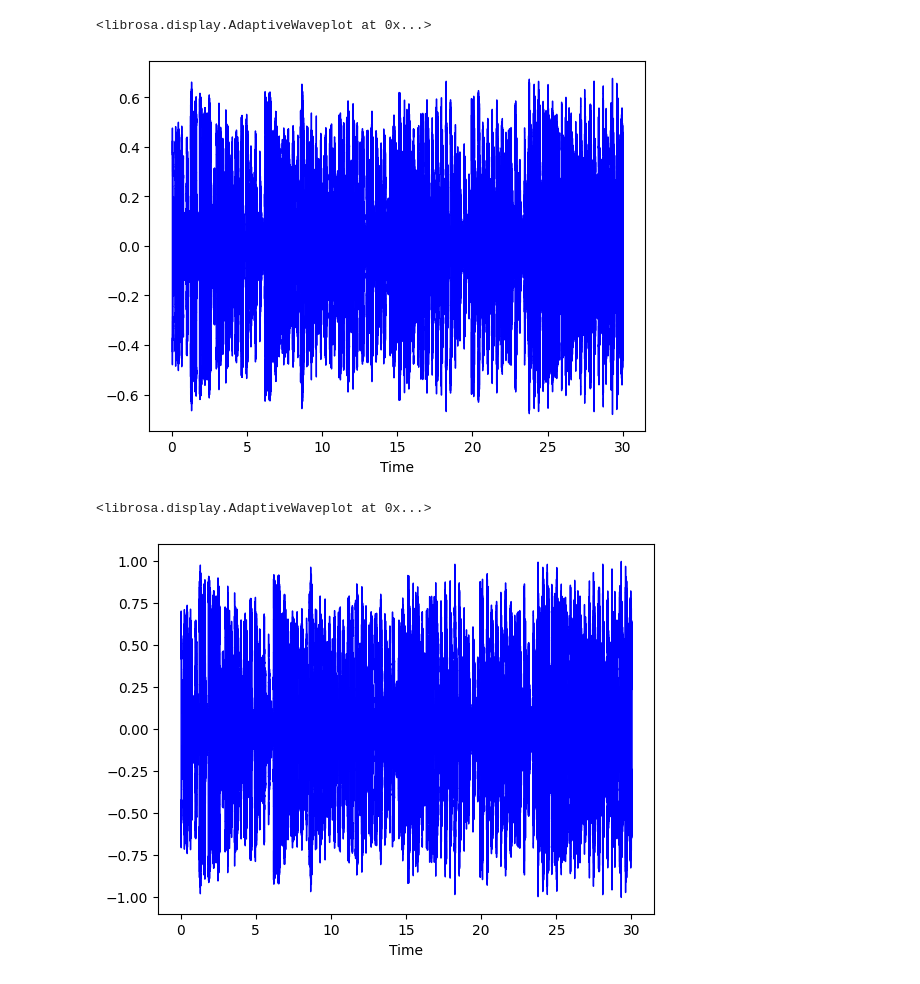
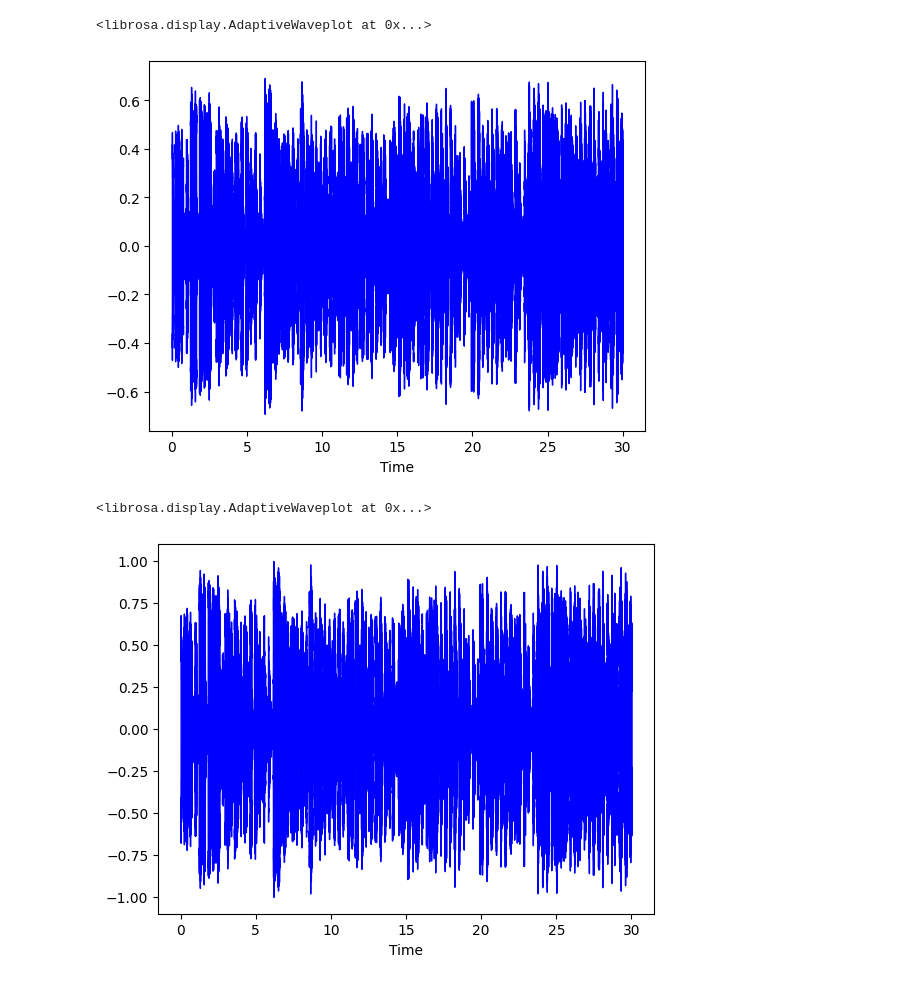
Before and after one commit to VAMPIREONETWO/Music-Genre-Classification, a Jupyter notebook: preprocess.ipynb, the cells around one changed output. Drawn from its saved outputs; the diff is of its cells as text; code cells hidden in the pictures.

```diff
--- a/preprocess.ipynb
+++ b/preprocess.ipynb
@@ -4,15 +4,16 @@ from librosa import display
 import matplotlib.pyplot as plt
 import numpy as np
 # %%
-x, sr = librosa.load("Data/genres_original/jazz/jazz.00053.wav", mono=True)
+sr =16*1000
+x, sr = librosa.load("Data/genres_original/jazz/jazz.00053.wav", sr=sr, mono=True)
 librosa.display.waveshow(x,sr=sr, color="blue")
 # %% [output]
 <librosa.display.AdaptiveWaveplot at 0x...>
-[figure, old version]
+[figure, new version]
 # %%
 x = librosa.util.normalize(x)
 librosa.display.waveshow(x,sr=sr, color="blue")
 # %% [output]
 <librosa.display.AdaptiveWaveplot at 0x...>
-[figure, old version]
+[figure, new version]
 # %%
```
Also changed, not shown: parts of 2 cells of this notebook, 6 other files.
